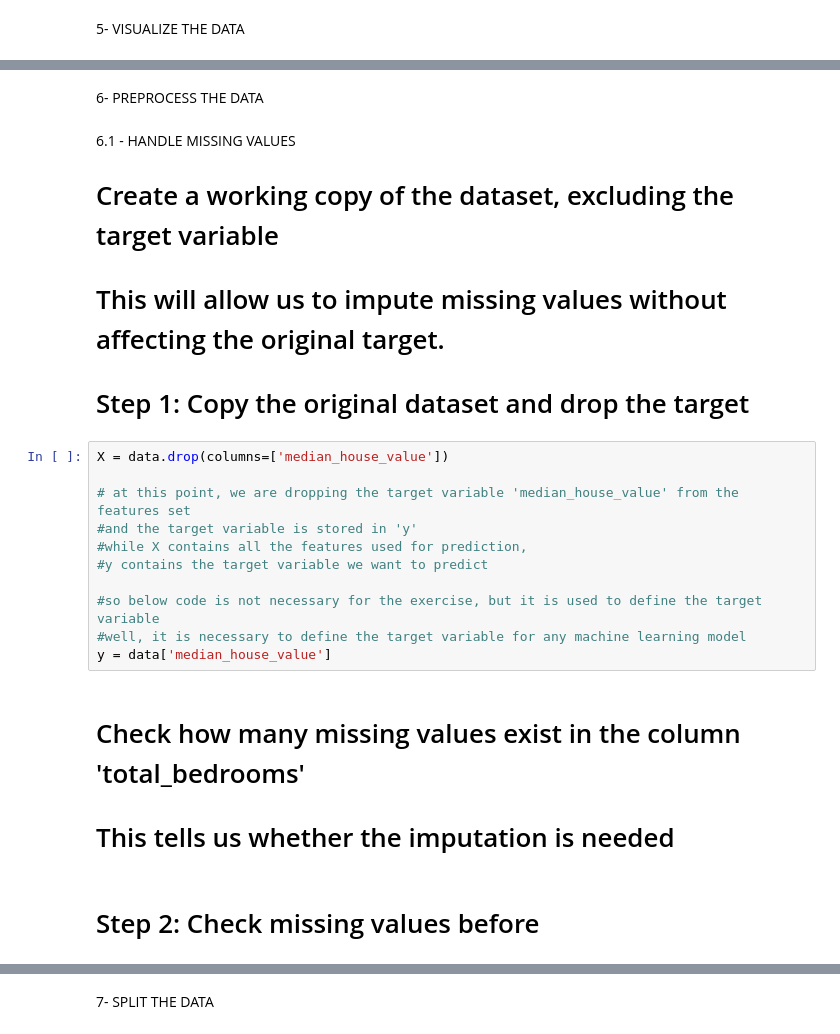
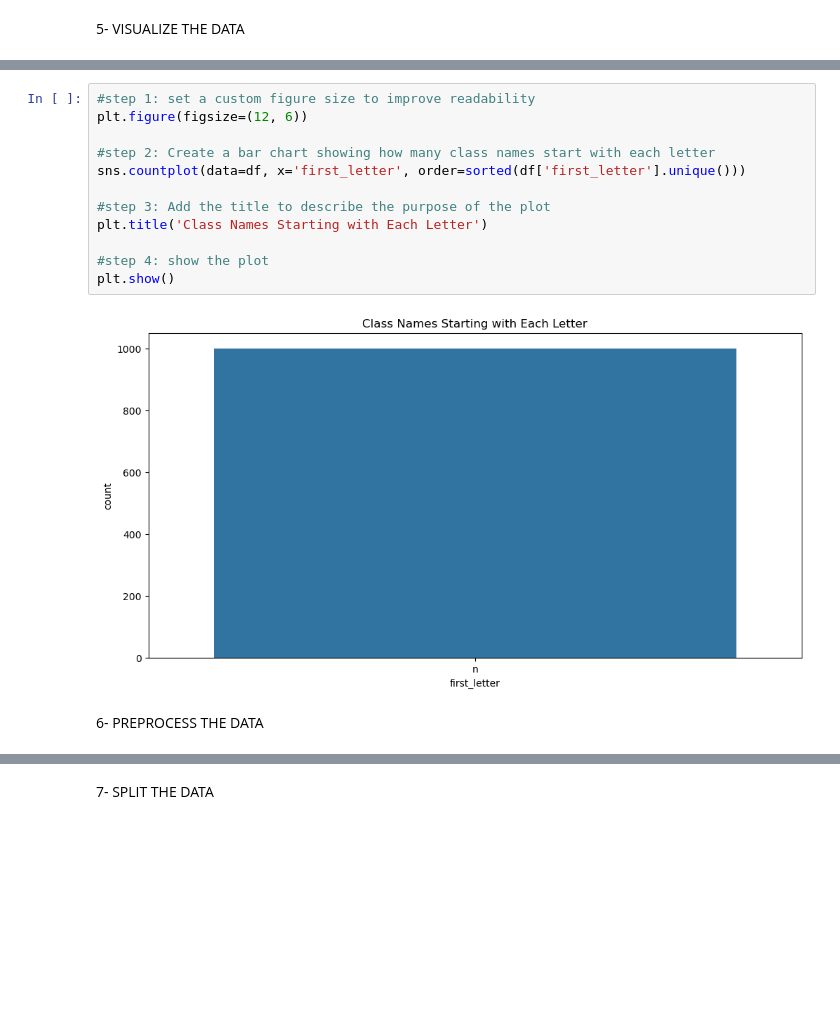
Before and after one commit to brianorina/class202505, a Jupyter notebook: alumn_Brian/imagenetBrian.ipynb, the cells around one changed output, grey strips where cells are left out. Saved outputs shown, nothing was run; the diff lists cells and outputs as text; blank space fills up the shorter version.

```diff
--- a/alumn_Brian/imagenetBrian.ipynb
+++ b/alumn_Brian/imagenetBrian.ipynb
@@ -187,25 +163,16 @@ data.to_csv('cleaned_housing.csv', index=False)
+# %%
+#step 1: set a custom figure size to improve readability
+plt.figure(figsize=(12, 6))
+
+#step 2: Create a bar chart showing how many class names start with each letter
+sns.countplot(data=df, x='first_letter', order=sorted(df['first_letter'].unique()))
+
+#step 3: Add the title to describe the purpose of the plot
+plt.title('Class Names Starting with Each Letter')
+
+#step 4: show the plot
+plt.show()
+# %% [output]
+[figure, added]
 # %% [markdown]
 6- PREPROCESS THE DATA
-# %% [markdown]
-6.1 - HANDLE MISSING VALUES
-
-# Create a working copy of the dataset, excluding the target variable
-# This will allow us to impute missing values without affecting the original target.
-
-# Step 1: Copy the original dataset and drop the target
-# %%
-X = data.drop(columns=['median_house_value'])
-
-# at this point, we are dropping the target variable 'median_house_value' from the features set
-#and the target variable is stored in 'y'
-#while X contains all the features used for prediction,
-#y contains the target variable we want to predict
-
-#so below code is not necessary for the exercise, but it is used to define the target variable
-#well, it is necessary to define the target variable for any machine learning model
-y = data['median_house_value']
-# %% [markdown]
-# Check how many missing values exist in the column 'total_bedrooms'
-# This tells us whether the imputation is needed
-# %% [markdown]
-# Step 2: Check missing values before
```
Also changed, not shown: parts of 65 cells of this notebook.
